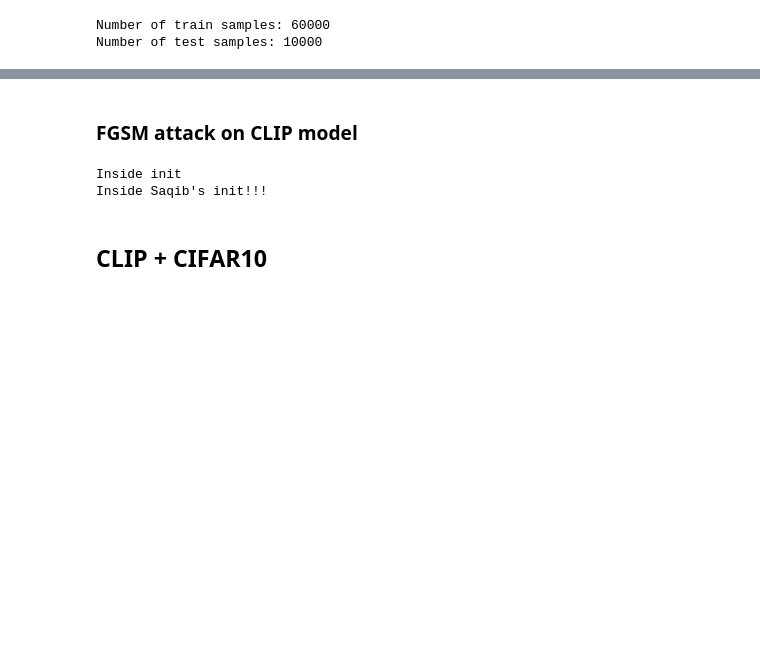
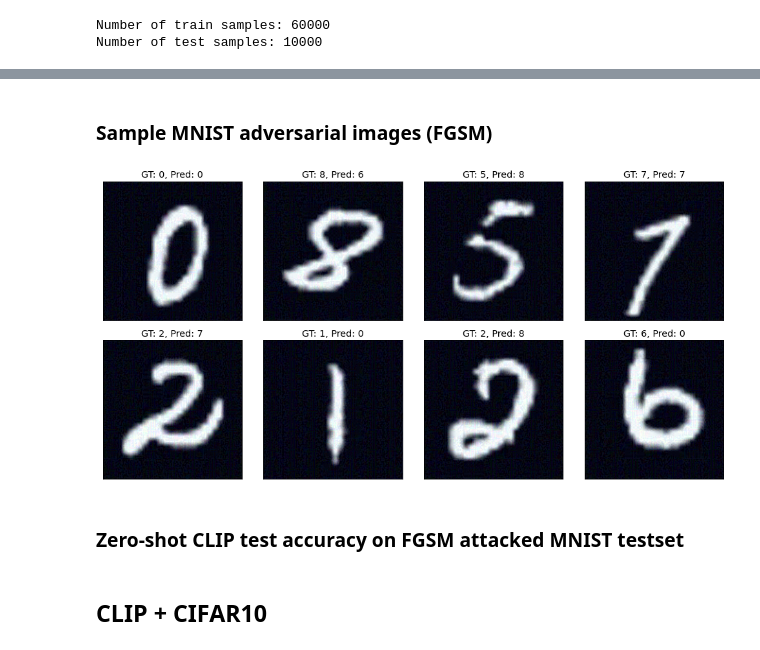
Before and after one commit to saqib1707/Adversarial-Robustness-Analysis, a Jupyter notebook: adv_attacks/code/attack_CLIP.ipynb, the cells around one changed output, grey strips where cells are left out. Saved outputs shown, nothing was run; the diff lists cells and outputs as text; code cells hidden in the pictures; blank space fills up the shorter version.

```diff
--- a/adv_attacks/code/attack_CLIP.ipynb
+++ b/adv_attacks/code/attack_CLIP.ipynb
@@ -250,41 +332,57 @@ Standard clean zero-shot accuracy of CLIP on testset: 22.48 %
+# %% [markdown]
+### Sample MNIST adversarial images (FGSM)
+# %%
+fgsm_attack = FGSM_CLIP(model_CLIP, eps=10/255)
+
+text_tokens = clip.tokenize(text_descriptions).to(device)
+text_features = model_CLIP.encode_text(text_tokens).float()
+text_features = text_features / torch.linalg.norm(text_features, dim=1, keepdim=True)
+
+sample_adv_imgs = fgsm_attack(sample_imgs, sample_gt_labels, text_features)
+
+# construct similarity map for (sample images, class descriptions)
+sim_map = construct_similarity_map(model_CLIP, sample_adv_imgs, text_descriptions)
+
+# predict CLIP model output on sample images
+sample_pred = torch.argmax(sim_map, dim=1)
+
+show_sample_imgs(sample_adv_imgs.cpu().numpy(), mnist_classes, sample_gt_labels, sample_pred)
+# %% [output]
+[figure, added]
 # %% [markdown]
-### FGSM attack on CLIP model
+### Zero-shot CLIP test accuracy on FGSM attacked MNIST testset
 # %%
-import torchattacks
-fgsm_attack = torchattacks.FGSM_CLIP(model_CLIP, eps=0.3)
+start_time = time.time()
 
-# num_samples = 0
-# num_corr_pred = 0
-# model_CLIP.eval()
+num_samples = 0
+num_corr_pred = 0
+model_CLIP.eval()
 
-# text_tokens = clip.tokenize(text_descriptions).to(device)
-# text_features = model_CLIP.encode_text(text_tokens).float()
-# text_features = text_features / torch.linalg.norm(text_features, dim=1, keepdim=True)
+text_tokens = clip.tokenize(text_descriptions).to(device)
+text_features = model_CLIP.encode_text(text_tokens).float()
+text_features = text_features / torch.linalg.norm(text_features, dim=1, keepdim=True)
 
-# for itr, (batch_imgs, batch_labels) in enumerate(tqdm(testloader)):
-#     batch_imgs = batch_imgs.to(device)
-#     batch_labels = batch_labels.to(device)
-# #     print(batch_imgs.shape, batch_labels.shape)
+for itr, (batch_imgs, batch_labels) in enumerate(tqdm(testloader)):
+    batch_imgs = batch_imgs.to(device)
+    batch_labels = batch_labels.to(device)
 
-#     X_test = fgsm_attack(batch_imgs, batch_labels, text_features)
-# #     X_test = batch_imgs
-#     Y_test_gt = batch_labels
+    X_test = fgsm_attack(batch_imgs, batch_labels, text_features)
+    Y_test_gt = batch_labels
 
-#     # compute model prediction
-#     img_features = model_CLIP.encode_image(X_test).float()
-#     img_features = img_features / torch.linalg.norm(img_features, dim=1, keepdim=True)
+    # compute model prediction
+    img_features = model_CLIP.encode_image(X_test).float()
+    img_features = img_features / torch.linalg.norm(img_features, dim=1, keepdim=True)
 
-#     similarity_map = torch.matmul(img_features, text_features.T)
-#     _, Y_test_pred = torch.max(similarity_map, dim=1)
+    similarity_map = torch.matmul(img_features, text_features.T)
+    Y_test_pred = torch.argmax(similarity_map, dim=1)
 
-#     num_samples += batch_imgs.shape[0]
-#     num_corr_pred += (Y_test_pred == Y_test_gt).sum()
+    num_samples += batch_imgs.shape[0]
+    num_corr_pred += float((Y_test_pred == Y_test_gt).sum())
 
-# test_accuracy = round(100.0 * float(num_corr_pred) / num_samples, 4)
-# print("Robust accuracy (FGSM attack): {} %".format(test_accuracy))
+test_acc = round(100.0 * num_corr_pred / num_samples, 4)
+
+print("Robust zero-shot accuracy of CLIP on MNIST testset (FGSM attack): {} %".format(test_acc))
+print("Time taken: {} s".format(round(time.time() - start_time, 2)))
-# %% [output]
-Inside init
-Inside Saqib's init!!!
 # %% [markdown]
 ## CLIP + CIFAR10
 # %%
```
Also changed, not shown: parts of 27 cells of this notebook, 1 other file.
